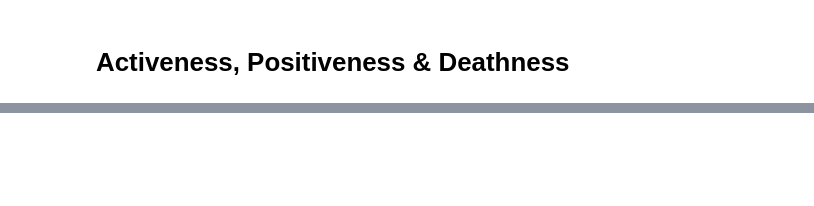
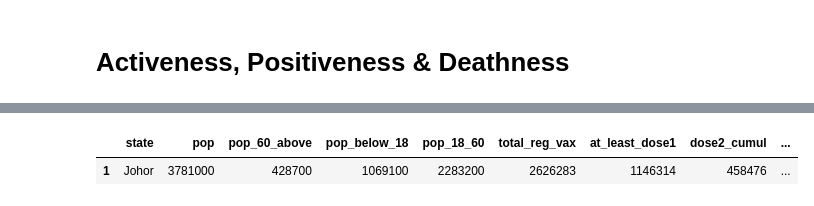
Before and after one commit to mhlearn/covid19, a Jupyter notebook: covid19_charts.ipynb, the cells around one changed output, grey strips where cells are left out. Cells and saved outputs as stored; diff of their text form; code cells hidden in the pictures; blank space fills up the shorter version.

Commit message:
testing panel widget

```diff
--- a/covid19_charts.ipynb
+++ b/covid19_charts.ipynb
@@ -123,7 +141,7 @@ vax_df = pd.read_csv(url_citf + 'vaccination/vax_malaysia.csv',
 checkin_subdf = checkin_df.loc[checkin_df['date']>=start_date_ref]
 cases_subdf = cases_df.loc[cases_df['date']>=start_date_ref]
 death_subdf = death_df.loc[death_df['date']>=start_date_ref]
-icu_daily_substat = icu_daily_stat.loc[icu_daily_stat['date']>=start_date_ref]
+icu_daily_substat = icu_df.loc[icu_df['date']>=start_date_ref]
 vax_subdf = vax_df.loc[vax_df['date']>=start_date_ref]
 
 # get ref values for 1st and 2nd yaxis
@@ -131,6 +149,9 @@ max_value_checkin = max(vax_subdf.dose1_cumul.max(), cases_subdf.cases_new.max()
 max_value_cases = cases_subdf.cases_new.max()*1.2
 max_value_bed=icu_daily_substat.bed_icu_total.max()*1.2
 max_value_death = death_subdf.deaths_new.max()*1.2
+
+# list of state, inlcude name of Malaysia
+list_state = pop_df.state.to_list()
 # %%
 # hover tools
 hover_unique_ind = HoverTool(tooltips=[('date','@date{%Y, %b-%d}'),
@@ -293,0 +315,10 @@ model
+# %%
+select_state = pn.widgets.Select(name='select state', options=list_state, value='Malaysia', size=10)
+@pn.depends(state=select_state.param.value)
+def plot (state='Malaysia'):
+
+    df_plot = pop_df[pop_df['state']==state]
+
+    plot = hv.Curve(pop_df, kdims='state', vdims=['total_reg_vax', 'at_least_dose1']).opts(tools=['hover'])
+
+    return plot
@@ -293,0 +333,5 @@ model
+# %%
+pop_df[pop_df['state']==select_state.value]
+# %% [output]
+|  | state | pop | pop_60_above | pop_below_18 | pop_18_60 | total_reg_vax | at_least_dose1 | dose2_cumul | ... |
+| 1 | Johor | 3781000 | 428700 | 1069100 | 2283200 | 2626283 | 1146314 | 458476 | ... |
```
Also changed, not shown: parts of 12 cells of this notebook.
